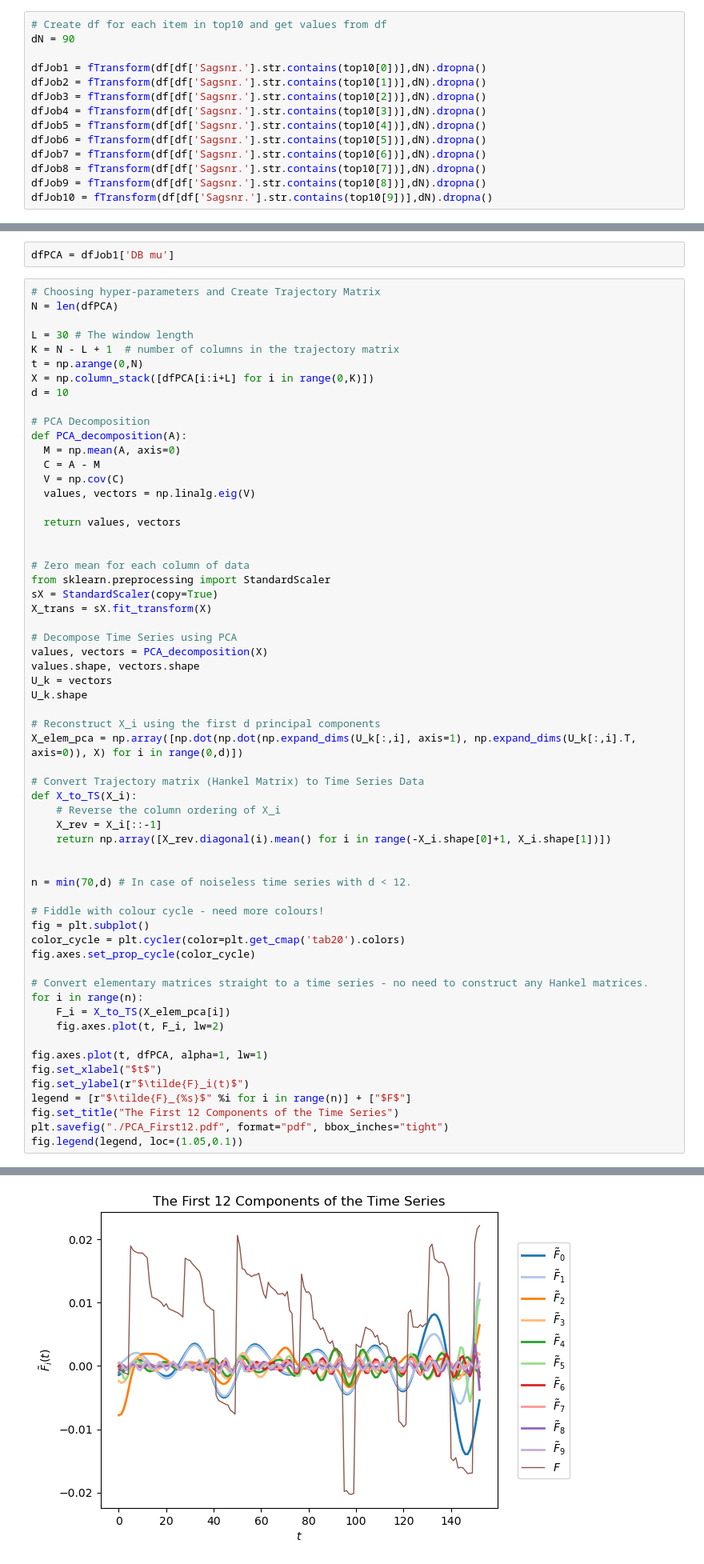
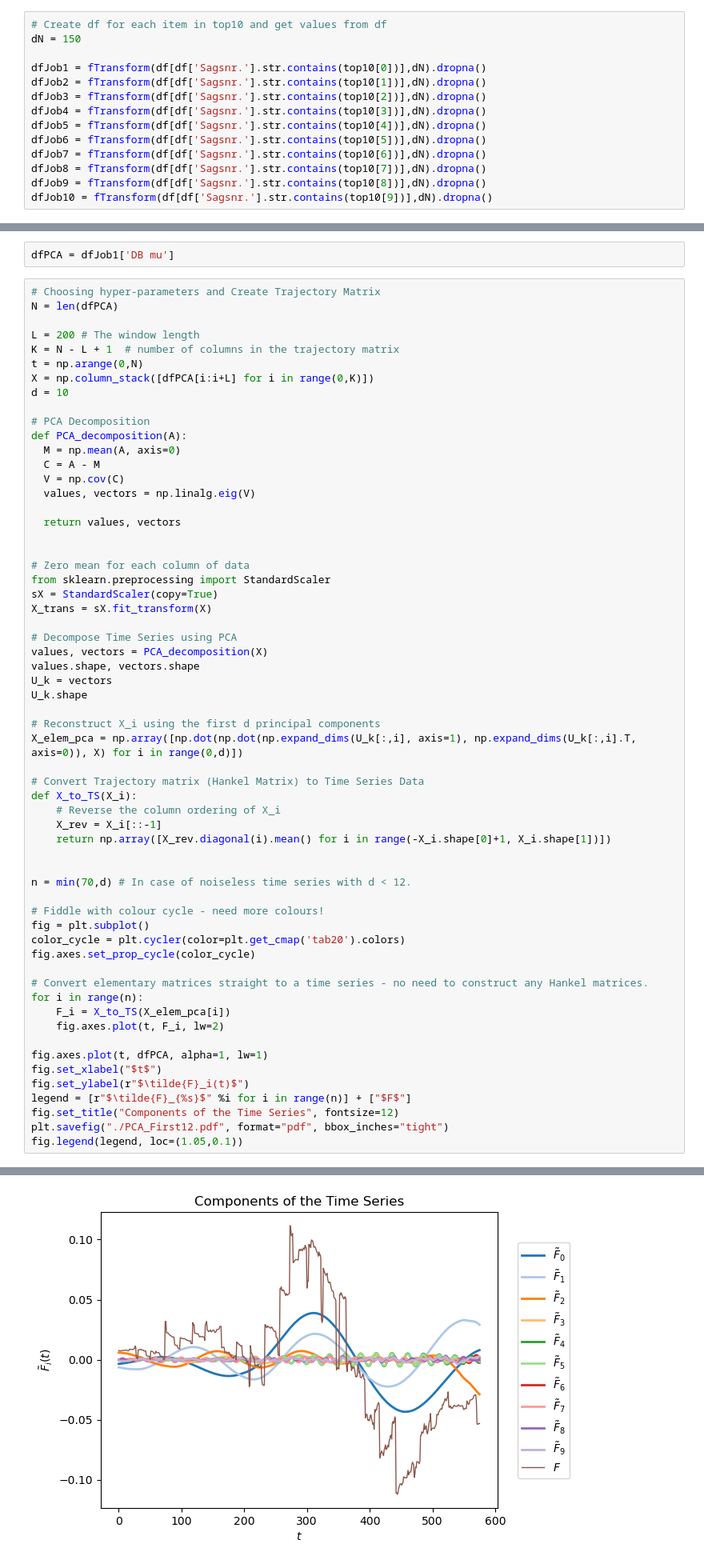
Before and after one commit to tobiasbrammer/4873-Project-based-Internship, a Jupyter notebook: Time Series Analysis/Udtræk.ipynb, the cells around one changed output, grey strips where cells are left out. Shown at 80% size. Drawn from its saved outputs; the diff is of its cells as text.

```diff
--- a/Time Series Analysis/Udtræk.ipynb
+++ b/Time Series Analysis/Udtræk.ipynb
@@ -247,7 +247,7 @@ def fTransform(df,dN):
     return df
 # %%
 # Create df for each item in top10 and get values from df
-dN = 90
+dN = 150
 
 dfJob1 = fTransform(df[df['Sagsnr.'].str.contains(top10[0])],dN).dropna()
 dfJob2 = fTransform(df[df['Sagsnr.'].str.contains(top10[1])],dN).dropna()
@@ -1478,7 +1516,7 @@ dfPCA = dfJob1['DB mu']
 # Choosing hyper-parameters and Create Trajectory Matrix
 N = len(dfPCA)
 
-L = 30 # The window length
+L = 200 # The window length
 K = N - L + 1  # number of columns in the trajectory matrix
 t = np.arange(0,N)
 X = np.column_stack([dfPCA[i:i+L] for i in range(0,K)])
@@ -1508,35 +1546,35 @@ U_k.shape
 # Reconstruct X_i using the first d principal components
 X_elem_pca = np.array([np.dot(np.dot(np.expand_dims(U_k[:,i], axis=1), np.expand_dims(U_k[:,i].T, axis=0)), X) for i in range(0,d)])
 
 # Convert Trajectory matrix (Hankel Matrix) to Time Series Data
 def X_to_TS(X_i):
     # Reverse the column ordering of X_i
     X_rev = X_i[::-1]
     return np.array([X_rev.diagonal(i).mean() for i in range(-X_i.shape[0]+1, X_i.shape[1])])
 
 
 n = min(70,d) # In case of noiseless time series with d < 12.
 
 # Fiddle with colour cycle - need more colours!
 fig = plt.subplot()
 color_cycle = plt.cycler(color=plt.get_cmap('tab20').colors)
 fig.axes.set_prop_cycle(color_cycle)
 
 # Convert elementary matrices straight to a time series - no need to construct any Hankel matrices.
 for i in range(n):
     F_i = X_to_TS(X_elem_pca[i])
     fig.axes.plot(t, F_i, lw=2)
 
 fig.axes.plot(t, dfPCA, alpha=1, lw=1)
 fig.set_xlabel("$t$")
 fig.set_ylabel(r"$\tilde{F}_i(t)$")
 legend = [r"$\tilde{F}_{%s}$" %i for i in range(n)] + ["$F$"]
-fig.set_title("The First 12 Components of the Time Series")
+fig.set_title("Components of the Time Series", fontsize=12)
 plt.savefig("./PCA_First12.pdf", format="pdf", bbox_inches="tight")
 fig.legend(legend, loc=(1.05,0.1))
 # %% [output]
 <matplotlib.legend.Legend at 0x...>
-[figure, old version]
+[figure, new version]
 # %%
 # Assemble the grouped components of the time series.
 F_trend = X_to_TS(X_elem_pca[[4]].sum(axis=0))
```
Also changed, not shown: parts of 5 cells of this notebook, 8 other files.
